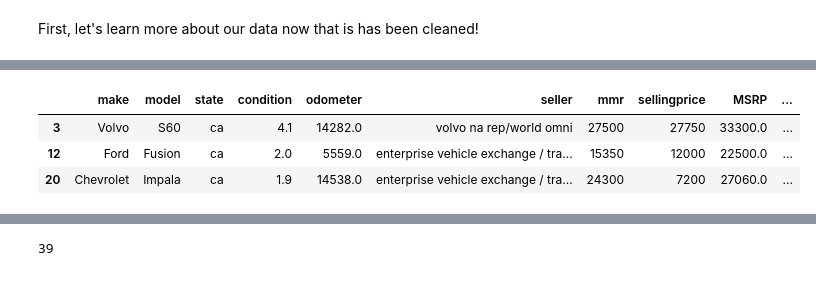
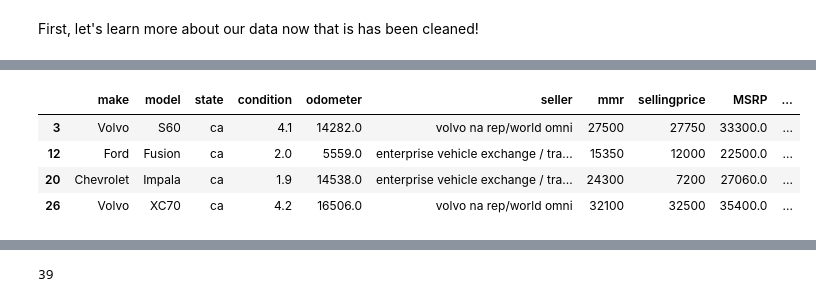
Before and after one commit to skyrez18/ds3870_final_project, a Jupyter notebook: code.ipynb, the cells around one changed output, grey strips where cells are left out. Saved outputs shown, nothing was run; the diff lists cells and outputs as text; code cells hidden in the pictures.

```diff
--- a/code.ipynb
+++ b/code.ipynb
@@ -203,7 +267,8 @@ df.shape
 # %%
-df.head(3)
+df.head(4)
 # %% [output]
 |  | make | model | state | condition | odometer | seller | mmr | sellingprice | MSRP | ... |
 | 3 | Volvo | S60 | ca | 4.1 | 14282.0 | volvo na rep/world omni | 27500 | 27750 | 33300.0 | ... |
 | 12 | Ford | Fusion | ca | 2.0 | 5559.0 | enterprise vehicle exchange / tra... | 15350 | 12000 | 22500.0 | ... |
 | 20 | Chevrolet | Impala | ca | 1.9 | 14538.0 | enterprise vehicle exchange / tra... | 24300 | 7200 | 27060.0 | ... |
+| 26 | Volvo | XC70 | ca | 4.2 | 16506.0 | volvo na rep/world omni | 32100 | 32500 | 35400.0 | ... |
```
Also changed, not shown: parts of 7 cells of this notebook.
